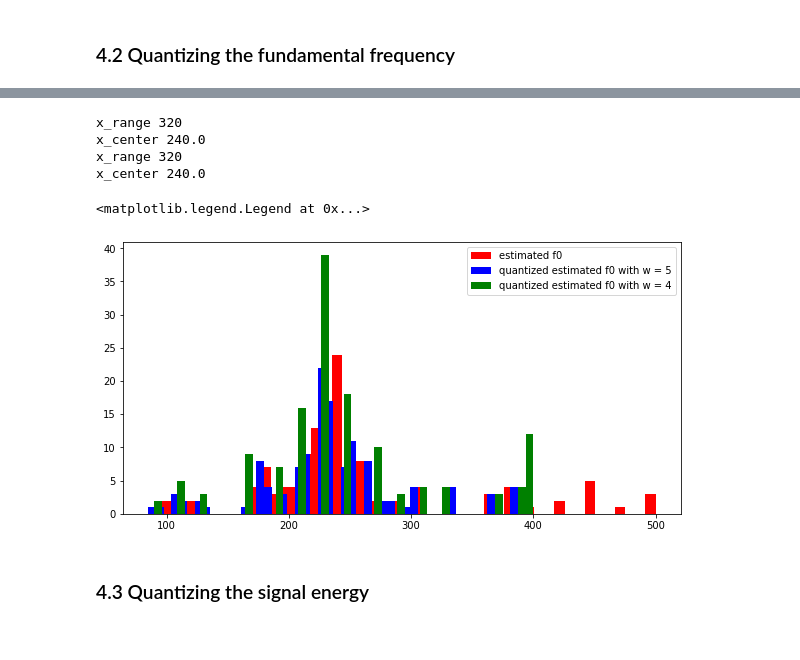
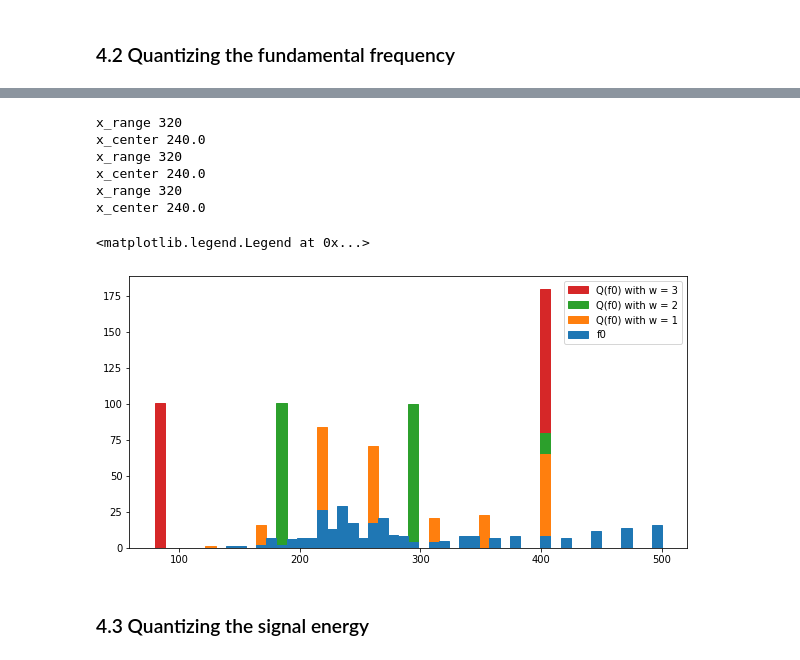
Before and after one commit to floschne/ssp20, a Jupyter notebook: notebooks/ex4.ipynb, the cells around one changed output, grey strips where cells are left out. Drawn from its saved outputs; the diff is of its cells as text; code cells hidden in the pictures.

```diff
--- a/notebooks/ex4.ipynb
+++ b/notebooks/ex4.ipynb
@@ -322,22 +376,32 @@ def quantize_f0(num_bits=4):
     print('x_center %s' %  x_center)
 
     # estimate f0
-    f0 = female.estimate_fundamental_freq()
-    t = np.linspace(0, female.duration_s, len(f0))
+    f0 = female.estimate_fundamental_freq(frame_length_ms=8, frame_shift_ms=8)
 
     # quantize
     qidx = quantize_encoder(f0, num_bits, x_range, x_center)
-    qs = quantize_decoder(qidx, num_bits, x_range, x_center)
+    q_f0 = quantize_decoder(qidx, num_bits, x_range, x_center)
 
-    return qs, f0
+    return q_f0, f0
 
 w = 4
-qs, f0 = quantize_f0(w)
+q_f0, f0 = quantize_f0(w)
 
 plt.figure(figsize=(10,5))
-eff_plot_q = plt.plot(t, qs, color='k', linewidth=1., label='Quantized estimated f0 with w = %s' % w)
+t = np.linspace(0, female.duration_s, len(f0))
+eff_plot_q = plt.plot(t, q_f0, color='k', linewidth=1., label='Quantized estimated f0 with w = %s' % w)
 eff_plot = plt.plot(t, f0, color='r', linewidth=.75, label='Estimated f0')
 plt.legend()
+
+
+_, ex_voiced_frames = ex_voiced.get_frames(frame_length_ms=8, frame_shift_ms=8)
+ex_voiced_frames = ex_voiced_frames[:-3]
+
+_, ex_unvoiced_frames = ex_unvoiced.get_frames(frame_length_ms=8, frame_shift_ms=8)
+ex_unvoiced_frames = ex_unvoiced_frames[:-3]
+
+output_sig = synthesize(ex_voiced_frames, ex_unvoiced_frames, lpcs, is_voiced, power, q_f0)
+output_sig.play()
 # %% [output]
 x_range 320
 x_center 240.0
@@ -346,22 +410,32 @@ x_center 240.0
 # %%
 fig, ax = plt.subplots(1, figsize=(10, 5))
-ax.hist(f0, bins=50, color='r', label='estimated f0');
 
-w = 5
-qs, f0 = quantize_f0(w)
-ax.hist(qs, bins=50, color='b', label='quantized estimated f0 with w = %s' % w);
 
-w = 4
-qs, f0 = quantize_f0(w)
-ax.hist(qs, bins=50, color='g', label='quantized estimated f0 with w = %s' % w);
+labels = ['f0'] + ['Q(f0) with w = %s' % w for w in [1, 2, 3]]
+
+f0 = female.estimate_fundamental_freq(frame_length_ms=8, frame_shift_ms=8)
+
+w = 1
+q_f0_w1, _ = quantize_f0(w)
+#ax.hist(q_f0, bins=500, color='b', label='quantized estimated f0 with w = %s' % w);
+
+w = 2
+q_f0_w2, _ = quantize_f0(w)
+
+w = 3
+q_f0_w3, _ = quantize_f0(w)
+
+ax.hist(np.stack((f0, q_f0_w3, q_f0_w2, q_f0_w1)).T, 50, density=False, histtype='step', fill=True, label=labels);
 ax.legend()
 # %% [output]
 x_range 320
 x_center 240.0
 x_range 320
 x_center 240.0
+x_range 320
+x_center 240.0
 <matplotlib.legend.Legend at 0x...>
-[figure, old version]
+[figure, new version]
 # %% [markdown]
 ### 4.3 Quantizing the signal energy
 # %%
```
Also changed, not shown: parts of 38 cells of this notebook, 12 other files.
